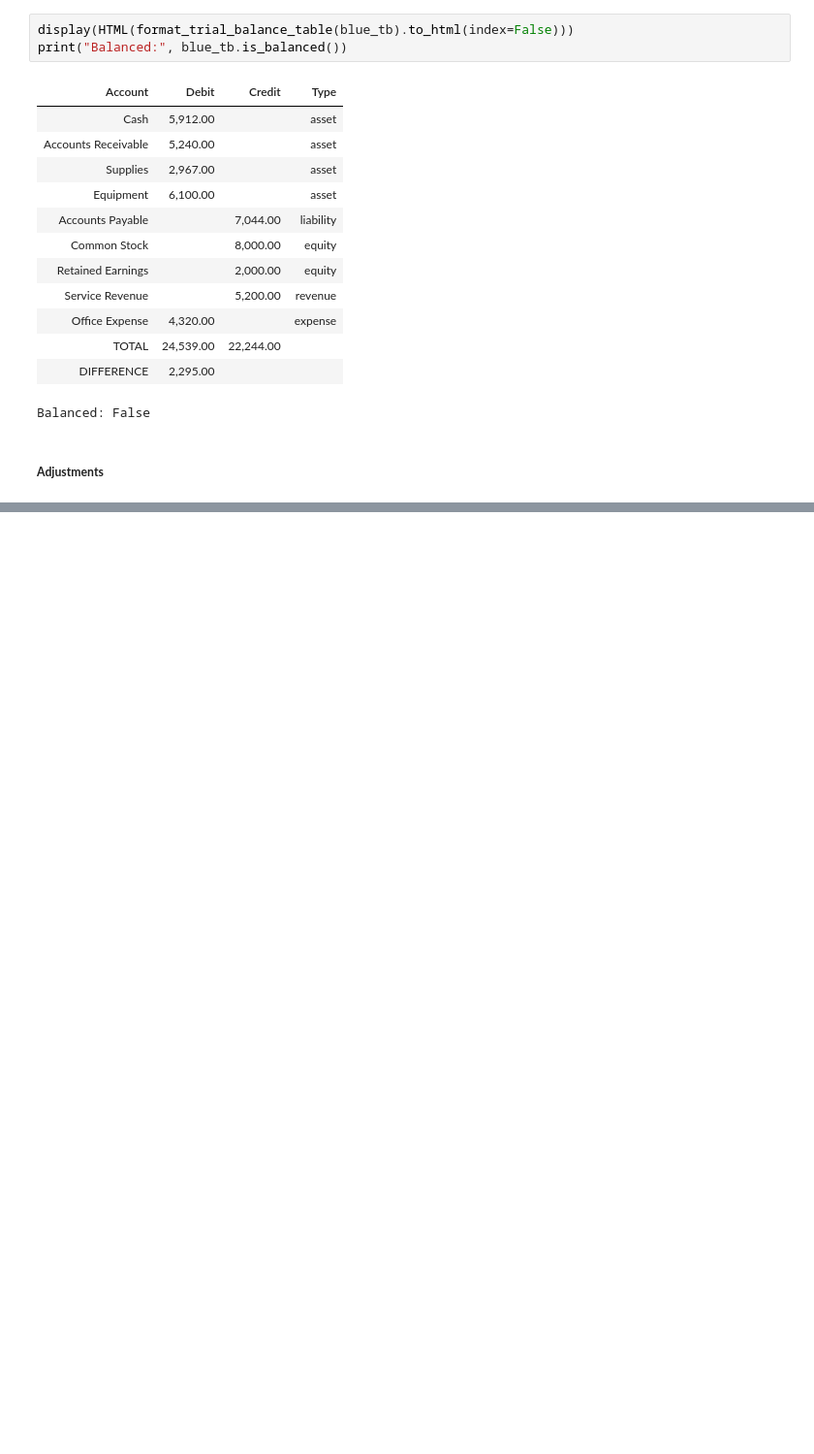
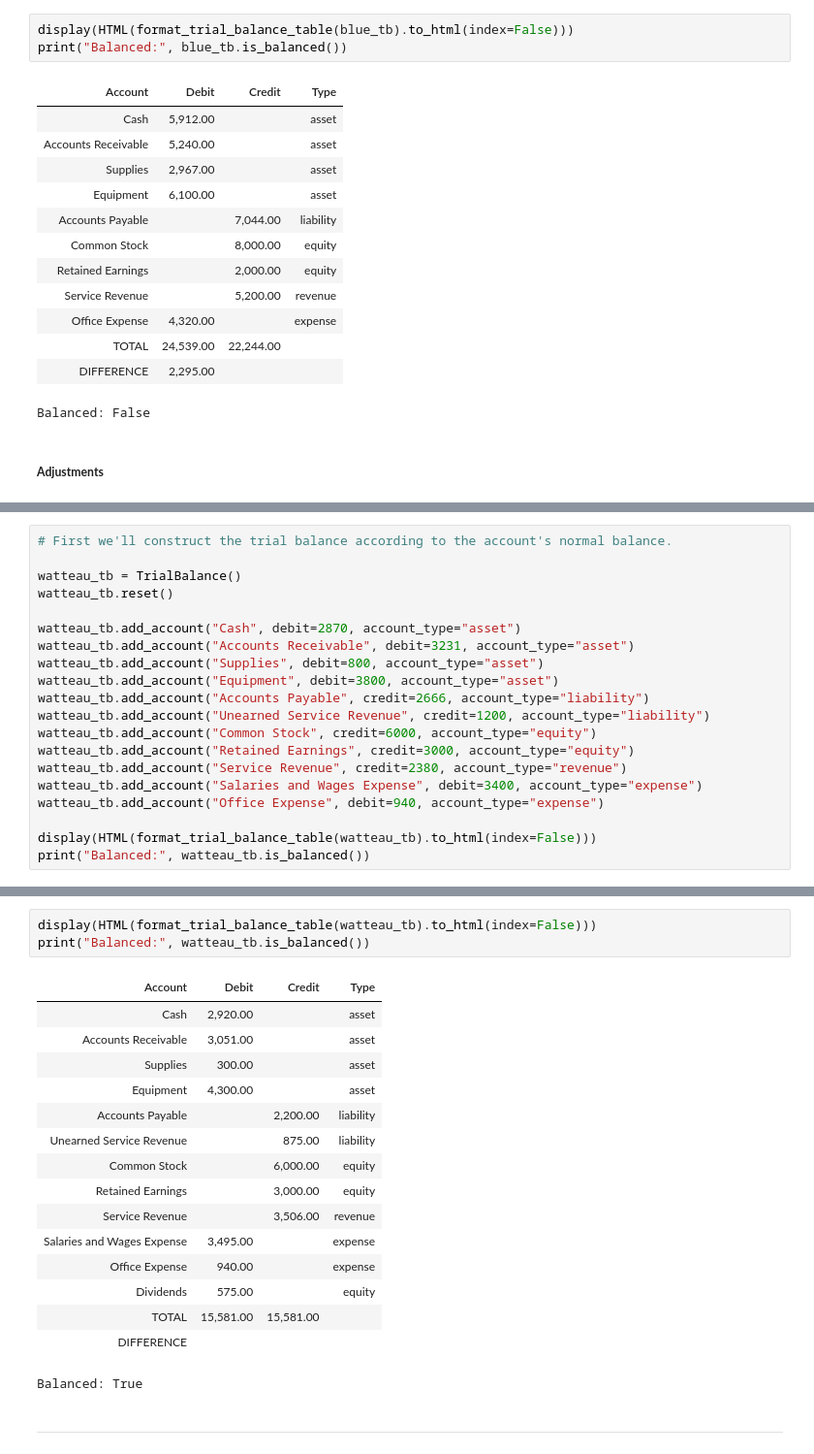
Before and after one commit to ekmartinez/Accounting, a Jupyter notebook: 01_The_Accounting_Information_System/01_The_Accounting_Information_System_Exercises.ipynb, the cells around one changed output, grey strips where cells are left out. Shown at 97% size. Saved outputs shown, nothing was run; the diff lists cells and outputs as text; blank space fills up the shorter version.

```diff
--- a/01_The_Accounting_Information_System/01_The_Accounting_Information_System_Exercises.ipynb
+++ b/01_The_Accounting_Information_System/01_The_Accounting_Information_System_Exercises.ipynb
@@ -389,0 +439,20 @@ Balanced: False
+# %%
+# First we'll construct the trial balance according to the account's normal balance.
+
+watteau_tb = TrialBalance()
+watteau_tb.reset()
+
+watteau_tb.add_account("Cash", debit=2870, account_type="asset")
+watteau_tb.add_account("Accounts Receivable", debit=3231, account_type="asset")
+watteau_tb.add_account("Supplies", debit=800, account_type="asset")
+watteau_tb.add_account("Equipment", debit=3800, account_type="asset")
+watteau_tb.add_account("Accounts Payable", credit=2666, account_type="liability")
+watteau_tb.add_account("Unearned Service Revenue", credit=1200, account_type="liability")
+watteau_tb.add_account("Common Stock", credit=6000, account_type="equity")
+watteau_tb.add_account("Retained Earnings", credit=3000, account_type="equity")
+watteau_tb.add_account("Service Revenue", credit=2380, account_type="revenue")
+watteau_tb.add_account("Salaries and Wages Expense", debit=3400, account_type="expense")
+watteau_tb.add_account("Office Expense", debit=940, account_type="expense")
+
+display(HTML(format_trial_balance_table(watteau_tb).to_html(index=False)))
+print("Balanced:", watteau_tb.is_balanced())
@@ -389,0 +537,22 @@ Balanced: False
+# %%
+display(HTML(format_trial_balance_table(watteau_tb).to_html(index=False)))
+print("Balanced:", watteau_tb.is_balanced())
+# %% [output]
+| Account | Debit | Credit | Type |
+| Cash | 2,920.00 |  | asset |
+| Accounts Receivable | 3,051.00 |  | asset |
+| Supplies | 300.00 |  | asset |
+| Equipment | 4,300.00 |  | asset |
+| Accounts Payable |  | 2,200.00 | liability |
+| Unearned Service Revenue |  | 875.00 | liability |
+| Common Stock |  | 6,000.00 | equity |
+| Retained Earnings |  | 3,000.00 | equity |
+| Service Revenue |  | 3,506.00 | revenue |
+| Salaries and Wages Expense | 3,495.00 |  | expense |
+| Office Expense | 940.00 |  | expense |
+| Dividends | 575.00 |  | equity |
+| TOTAL | 15,581.00 | 15,581.00 |  |
+| DIFFERENCE |  |  |  |
+Balanced: True
+# %% [markdown]
+---
```
Also changed, not shown: parts of 7 cells of this notebook.
